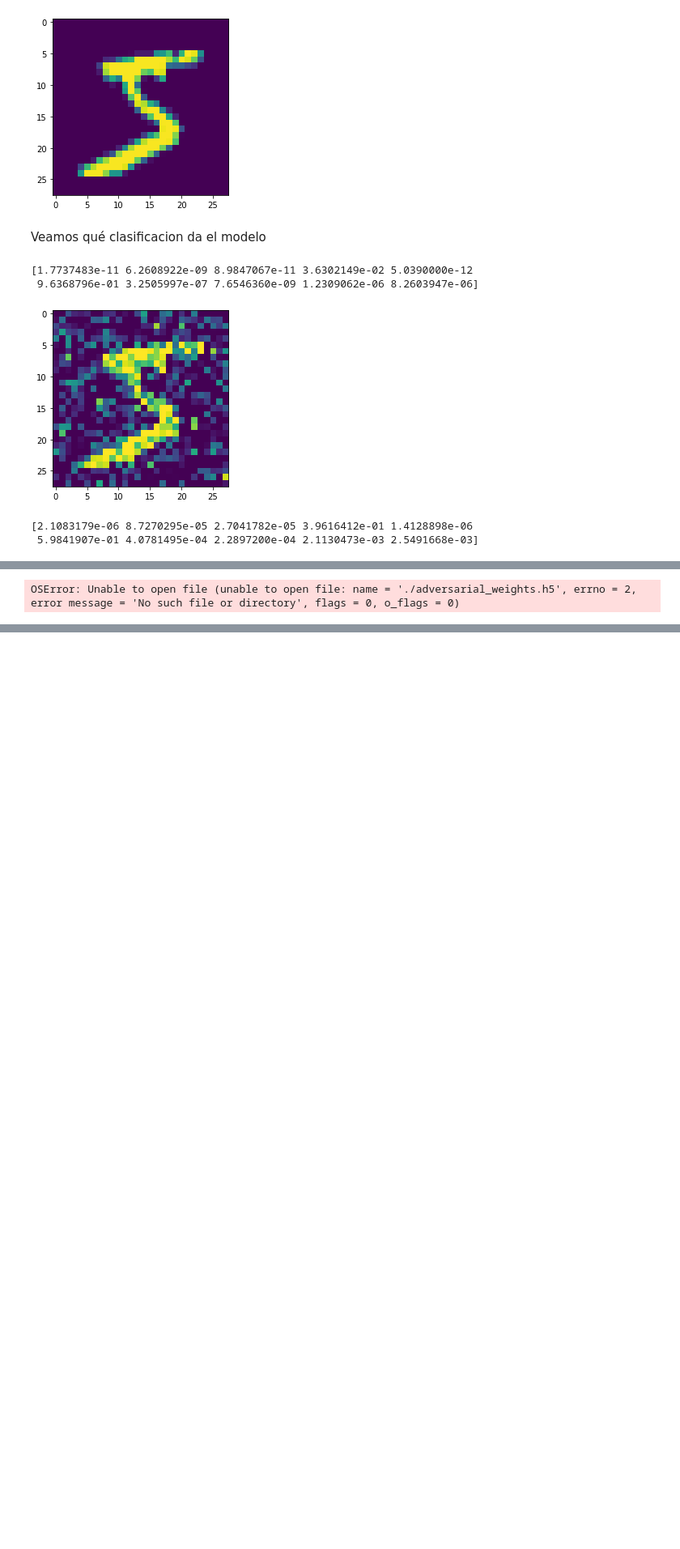
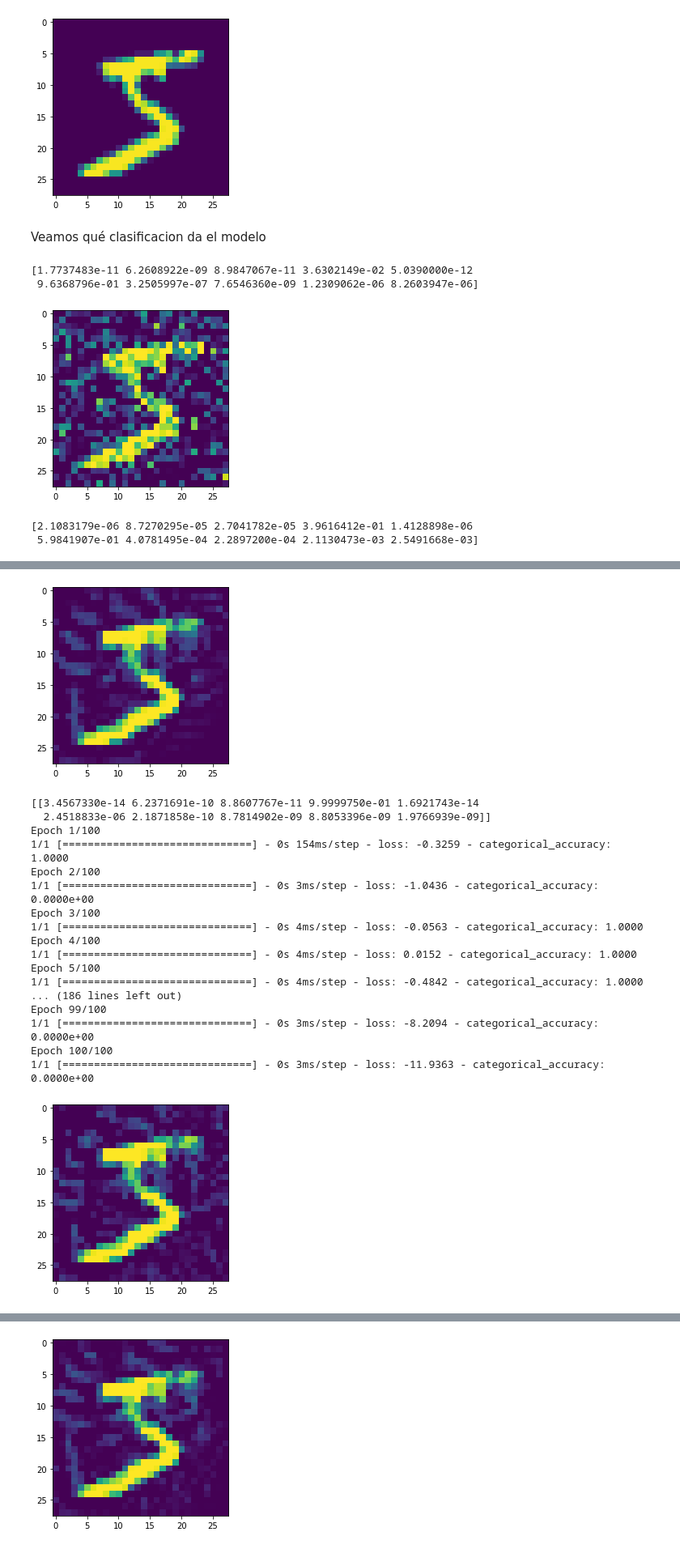
Before and after one commit to andrscyv/am_proyecto_final, a Jupyter notebook: ejemplo_adversarial_mnist.ipynb, the cells around one changed output, grey strips where cells are left out. Shown: that part at 81% size. Cells and saved outputs as stored; diff of their text form; code cells hidden in the pictures; blank space fills up the shorter version.

```diff
--- a/ejemplo_adversarial_mnist.ipynb
+++ b/ejemplo_adversarial_mnist.ipynb
@@ -153,8 +153,8 @@ def generate_adversary(img,target,model,regularization,loss_function):
     checkpoint = ModelCheckpoint('./adversarial_weights.h5', monitor='loss', verbose=0, save_best_only=True, save_weights_only=True,
                                  mode='auto', period=1)
     #train adversarial image
-    adversarial_model.fit(x={'image':img,'unity':np.ones(shape=(1,1))},y=target_vector.reshape(1,-1),epochs=100,verbose=1)
-                         #callbacks=[checkpoint])
+    adversarial_model.fit(x={'image':img,'unity':np.ones(shape=(1,1))},y=target_vector.reshape(1,-1),epochs=100,verbose=1,
+                         callbacks=[checkpoint])
     #restore best weights
     adversarial_model.load_weights('./adversarial_weights.h5')
 
@@ -201 +201,19 @@ Epoch 100/100
+[figure, added]
-OSError: Unable to open file (unable to open file: name = './adversarial_weights.h5', errno = 2, error message = 'No such file or directory', flags = 0, o_flags = 0)
+[[3.4567330e-14 6.2371691e-10 8.8607767e-11 9.9999750e-01 1.6921743e-14
+  2.4518833e-06 2.1871858e-10 8.7814902e-09 8.8053396e-09 1.9766939e-09]]
+Epoch 1/100
+1/1 [==============================] - 0s 154ms/step - loss: -0.3259 - categorical_accuracy: 1.0000
+Epoch 2/100
+1/1 [==============================] - 0s 3ms/step - loss: -1.0436 - categorical_accuracy: 0.0000e+00
+Epoch 3/100
+1/1 [==============================] - 0s 4ms/step - loss: -0.0563 - categorical_accuracy: 1.0000
+Epoch 4/100
+1/1 [==============================] - 0s 4ms/step - loss: 0.0152 - categorical_accuracy: 1.0000
+Epoch 5/100
+1/1 [==============================] - 0s 4ms/step - loss: -0.4842 - categorical_accuracy: 1.0000
+... (186 lines left out)
+Epoch 99/100
+1/1 [==============================] - 0s 3ms/step - loss: -8.2094 - categorical_accuracy: 0.0000e+00
+Epoch 100/100
+1/1 [==============================] - 0s 3ms/step - loss: -11.9363 - categorical_accuracy: 0.0000e+00
+[figure, added]
@@ -201,0 +237 @@ OSError: Unable to open file (unable to open file: name = './adversarial_weights
+[figure, added]
```
Also changed, not shown: parts of 1 cell of this notebook, 2 other files.
